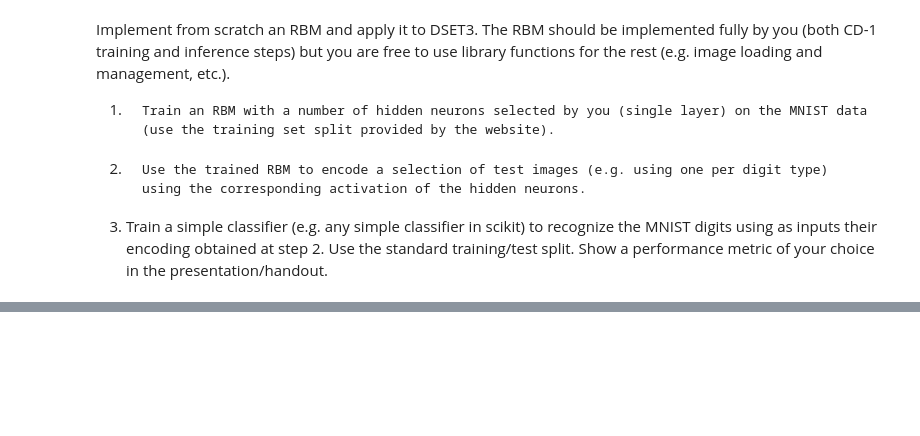
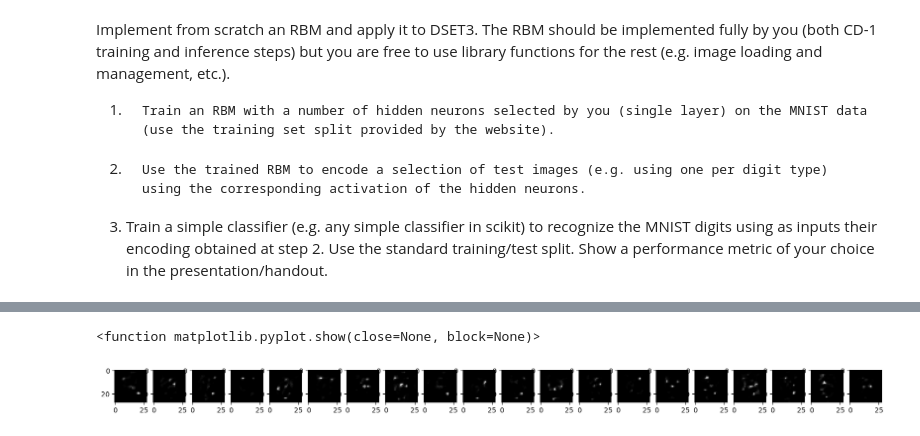
Before and after one commit to fefex302/ISPR-Assignments, a Jupyter notebook: RBM.ipynb, the cells around one changed output, grey strips where cells are left out. Saved outputs shown, nothing was run; the diff lists cells and outputs as text; code cells hidden in the pictures; blank space fills up the shorter version.

```diff
--- a/RBM.ipynb
+++ b/RBM.ipynb
@@ -182,0 +216,21 @@ array([0.99607843, 0.41568627, 0.        , 0.        , 0.        ,
+# %%
+import matplotlib.pyplot as plt
+
+plots = []
+
+sample = np.zeros(784)
+
+for i in range(1000):
+    _ , hidden = rbm.wake_phase(sample)
+    probs , visible = rbm.dream_phase(hidden)
+    plots.append(probs)
+    sample = probs
+
+plt.figure(figsize=(20, 4))
+for i in range(20):
+    plt.subplot(2, 20, i + 1 + 20)
+    plt.imshow(plots[999-i].reshape(28, 28), cmap='gray')
+plt.show
+# %% [output]
+<function matplotlib.pyplot.show(close=None, block=None)>
+[figure, added]
```
Also changed, not shown: parts of 12 cells of this notebook.
